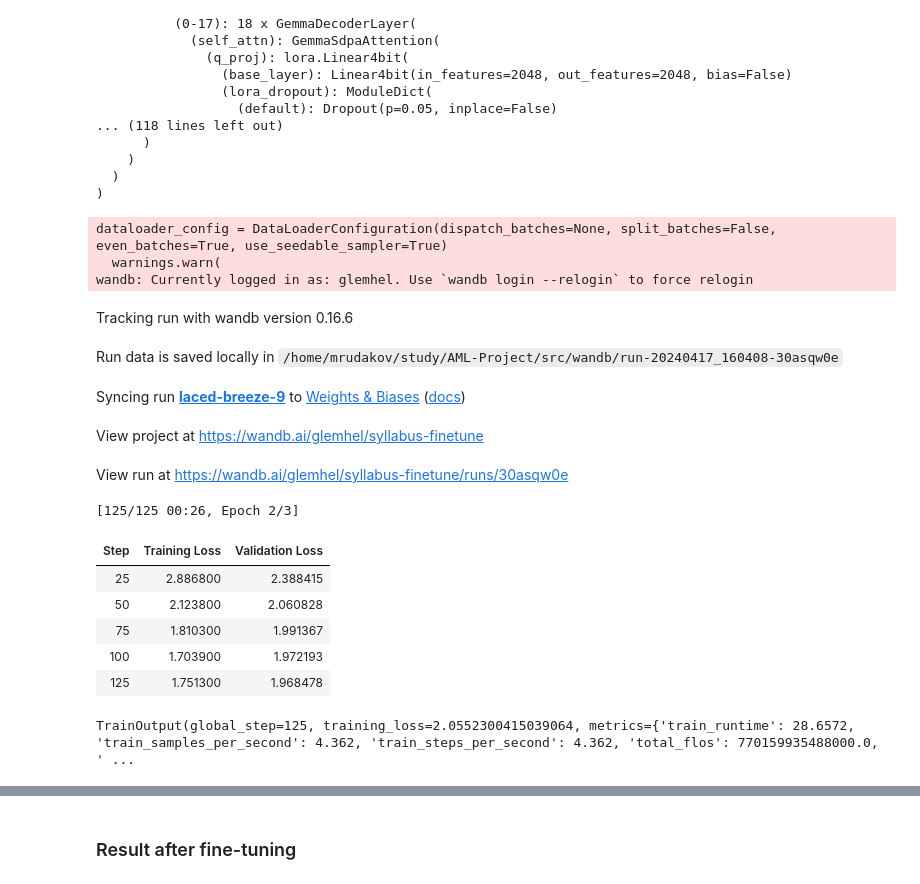
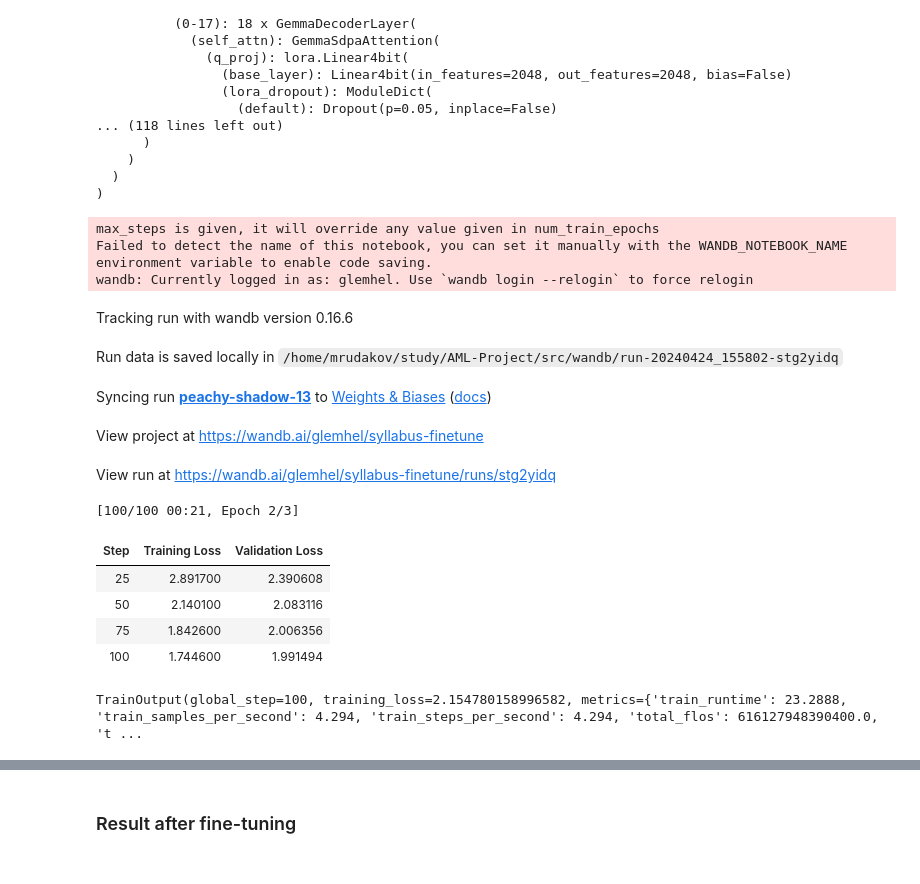
Before and after one commit to Palandr123/AML-Project, a Jupyter notebook: src/finetune.ipynb, the cells around one changed output, grey strips where cells are left out. Cells and saved outputs as stored; diff of their text form; code cells hidden in the pictures.

Commit message:
feat: v1.0 of syllabus generation backend and streamlit

```diff
--- a/src/finetune.ipynb
+++ b/src/finetune.ipynb
@@ -277,46 +282,45 @@ trainer = transformers.Trainer(
     eval_dataset=tokenized_eval_dataset,
     args=transformers.TrainingArguments(
         output_dir=output_dir,
         warmup_steps=10,
         per_device_train_batch_size=1,
         gradient_accumulation_steps=1,
         gradient_checkpointing=True,
-        max_steps=125,
+        max_steps=100,
         learning_rate=2e-5, # Want a small lr for finetuning
         bf16=True,
         optim="paged_adamw_8bit",
         logging_steps=25,              # When to start reporting loss
         logging_dir="./logs",        # Directory for storing logs
         # save_strategy="steps",       # Save the model checkpoint every logging step
         # save_steps=25,                # Save checkpoints every 50 steps
         evaluation_strategy="steps", # Evaluate the model every logging step
         eval_steps=25,               # Evaluate and save checkpoints every 50 steps
         do_eval=False,                # Perform evaluation at the end of training
         report_to="wandb",           # Comment this out if you don't want to use weights & baises
         # run_name=f"{run_name}-{datetime.now().strftime('%Y-%m-%d-%H-%M')}"          # Name of the W&B run (optional)
     ),
     data_collator=transformers.DataCollatorForLanguageModeling(tokenizer, mlm=False),
 )
 
 model.config.use_cache = False  # silence the warnings. Please re-enable for inference!
 trainer.train()
 # %% [output]
-dataloader_config = DataLoaderConfiguration(dispatch_batches=None, split_batches=False, even_batches=True, use_seedable_sampler=True)
-  warnings.warn(
+max_steps is given, it will override any value given in num_train_epochs
+Failed to detect the name of this notebook, you can set it manually with the WANDB_NOTEBOOK_NAME environment variable to enable code saving.
 wandb: Currently logged in as: glemhel. Use `wandb login --relogin` to force relogin
 Tracking run with wandb version 0.16.6
-Run data is saved locally in /home/mrudakov/study/AML-Project/src/wandb/run-20240417_160408-30asqw0e
+Run data is saved locally in /home/mrudakov/study/AML-Project/src/wandb/run-20240424_155802-stg2yidq
-Syncing run laced-breeze-9 to Weights & Biases (docs)
+Syncing run peachy-shadow-13 to Weights & Biases (docs)
 View project at https://wandb.ai/glemhel/syllabus-finetune
-View run at https://wandb.ai/glemhel/syllabus-finetune/runs/30asqw0e
+View run at https://wandb.ai/glemhel/syllabus-finetune/runs/stg2yidq
-[125/125 00:26, Epoch 2/3]
+[100/100 00:21, Epoch 2/3]
 | Step | Training Loss | Validation Loss |
-| 25 | 2.886800 | 2.388415 |
-| 50 | 2.123800 | 2.060828 |
-| 75 | 1.810300 | 1.991367 |
-| 100 | 1.703900 | 1.972193 |
-| 125 | 1.751300 | 1.968478 |
+| 25 | 2.891700 | 2.390608 |
+| 50 | 2.140100 | 2.083116 |
+| 75 | 1.842600 | 2.006356 |
+| 100 | 1.744600 | 1.991494 |
-TrainOutput(global_step=125, training_loss=2.0552300415039064, metrics={'train_runtime': 28.6572, 'train_samples_per_second': 4.362, 'train_steps_per_second': 4.362, 'total_flos': 770159935488000.0, ' ...
+TrainOutput(global_step=100, training_loss=2.154780158996582, metrics={'train_runtime': 23.2888, 'train_samples_per_second': 4.294, 'train_steps_per_second': 4.294, 'total_flos': 616127948390400.0, 't ...
 # %%
 import wandb
 wandb.finish()
```
Also changed, not shown: parts of 7 cells of this notebook, 3 other files.
